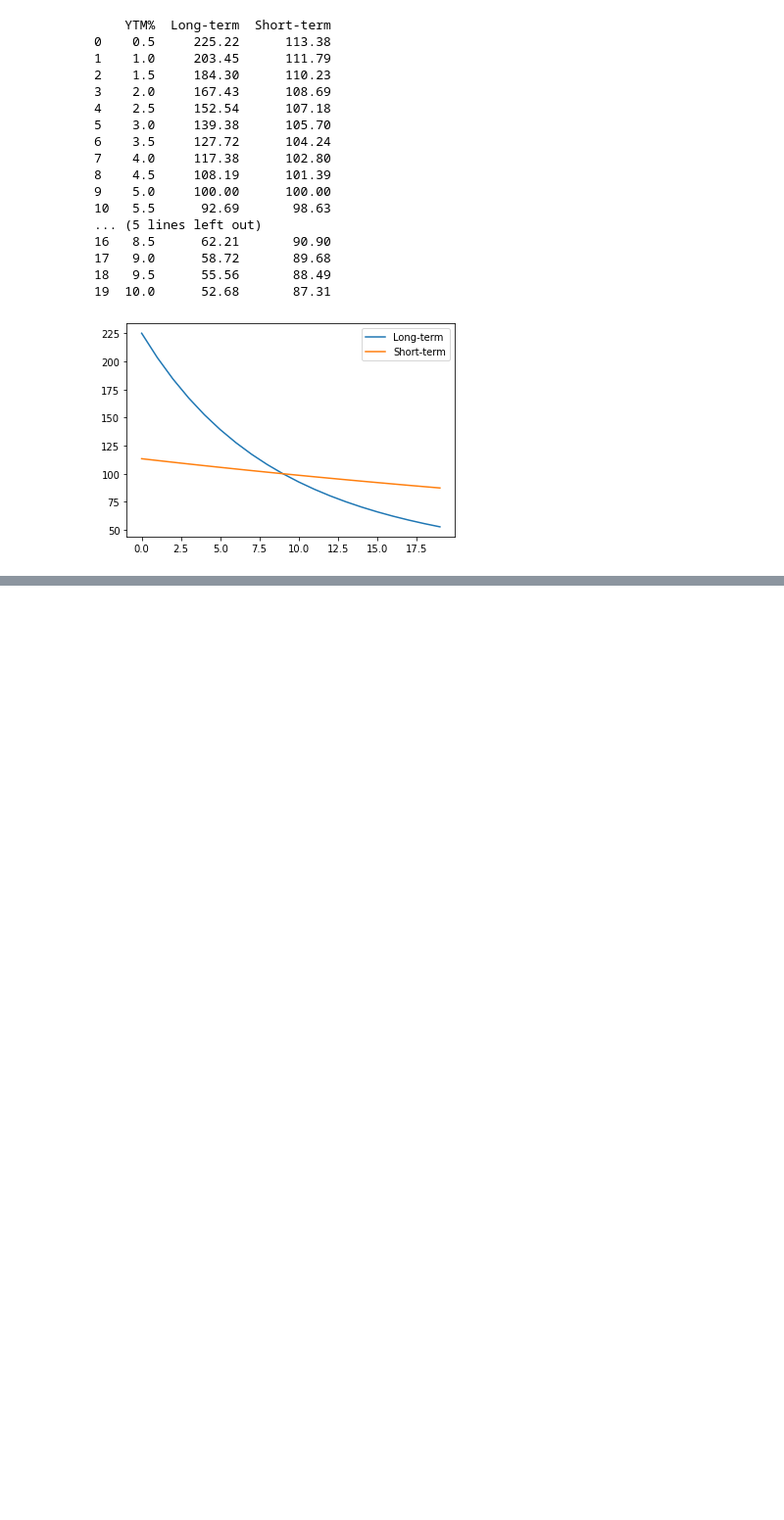
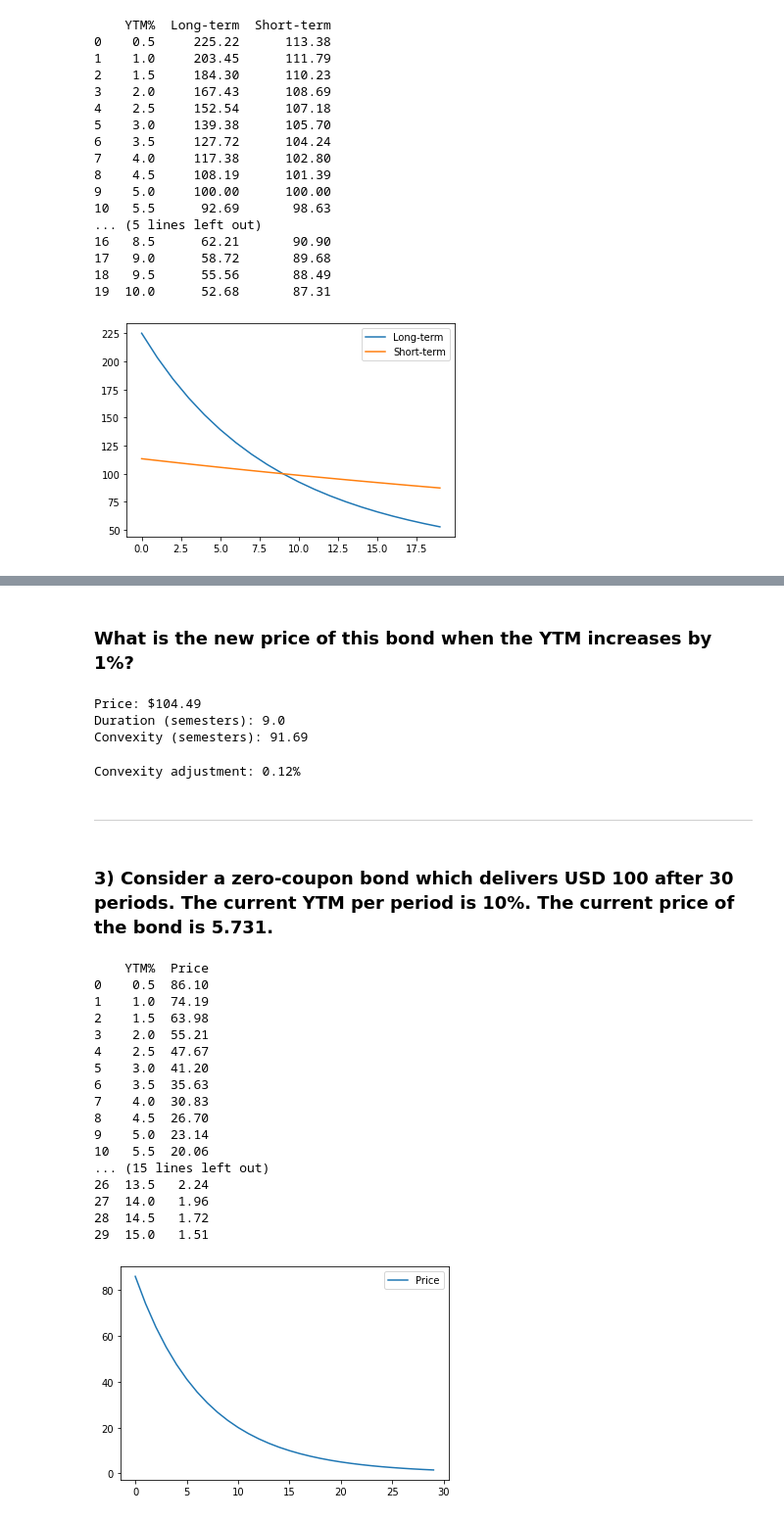
Before and after one commit to LopezMarioAlberto/FinancialMarketAnalysis, a Jupyter notebook: FMA03_SensitivityBondPrices.ipynb, the cells around one changed output, grey strips where cells are left out. Shown at 98% size. Saved outputs shown, nothing was run; the diff lists cells and outputs as text; code cells hidden in the pictures; blank space fills up the shorter version.

```diff
--- a/FMA03_SensitivityBondPrices.ipynb
+++ b/FMA03_SensitivityBondPrices.ipynb
@@ -226,13 +258,13 @@ Higher Coupon Rate: 5 %
 
 Lower Coupon Rate: 0 %
 # %%
-# bond_price(fv, ymaturity, ytm, coupon, freq=1)
+# pric_bond(fv, coupon, ytm, maturity, freq=1)
 coupon = [5, 0]
 ytm = 0.5
 data = []
 while ytm <= 10:
-  high = bond_price(100, 30, ytm, coupon[0], 2)
-  low = bond_price(100, 30, ytm, coupon[1], 2)
+  high = pric_bond(100, coupon[0], ytm,  30, 2)
+  low = pric_bond(100, coupon[1], ytm, 30, 2)
   data.append([ytm, high, low])
   ytm += 0.5
 
@@ -309,0 +391,57 @@ plt.show()
+# %% [markdown]
+### What is the new price of this bond when the YTM increases by 1%?
+# %%
+# pdc_bond (fv, coupon, ytm, maturity, freq=1)
+db1 = pdc_bond (100, 5, 4, 5, 2)
+print(f'Price: ${round(db1[0], 2)}')
+print(f'Duration (semesters): {round(db1[1], 2)}')
+print(f'Convexity (semesters): {round(db1[2], 2)}')
+# %% [output]
+Price: $104.49
+Duration (semesters): 9.0
+Convexity (semesters): 91.69
+# %%
+freq = 2
+convexity_adjustment = 0.5 * db[2] * (0.01/freq)**2
+print(f'Convexity adjustment: {round(100*convexity_adjustment, 2)}%')
+# %% [output]
+Convexity adjustment: 0.12%
+# %% [markdown]
+
+
+---
+# %% [markdown]
+### 3) Consider a zero-coupon bond which delivers USD 100 after 30 periods. The current YTM per period is 10%. The current price of the bond is 5.731.
+# %%
+# pric_bond(fv, coupon, ytm, maturity, freq=1)
+ytm = 0.5
+data = []
+while ytm <= 15:
+  high = pric_bond(100, 0, ytm,  30, 1)
+  data.append([ytm, high])
+  ytm += 0.5
+
+columns = ['YTM%','Price']
+df = pd.DataFrame(data, columns = columns)
+print(df)
+df.plot(y=['Price'])
+plt.show()
+# %% [output]
+    YTM%  Price
+0    0.5  86.10
+1    1.0  74.19
+2    1.5  63.98
+3    2.0  55.21
+4    2.5  47.67
+5    3.0  41.20
+6    3.5  35.63
+7    4.0  30.83
+8    4.5  26.70
+9    5.0  23.14
+10   5.5  20.06
+... (15 lines left out)
+26  13.5   2.24
+27  14.0   1.96
+28  14.5   1.72
+29  15.0   1.51
+[figure, added]
```
Also changed, not shown: parts of 32 cells of this notebook.
